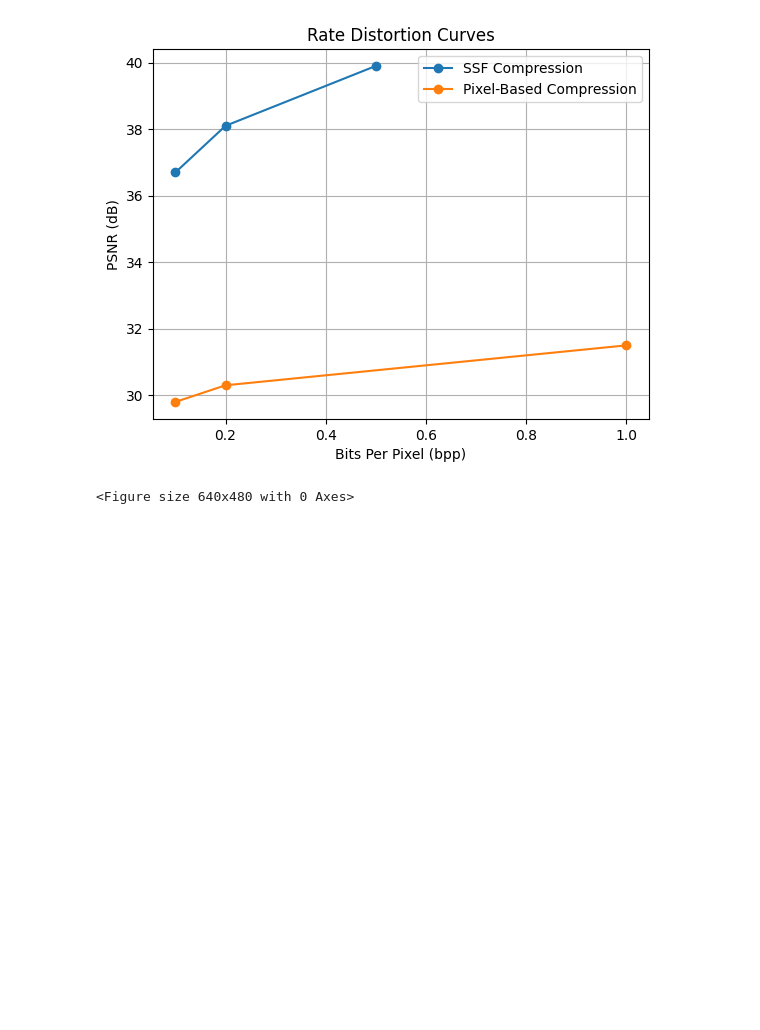
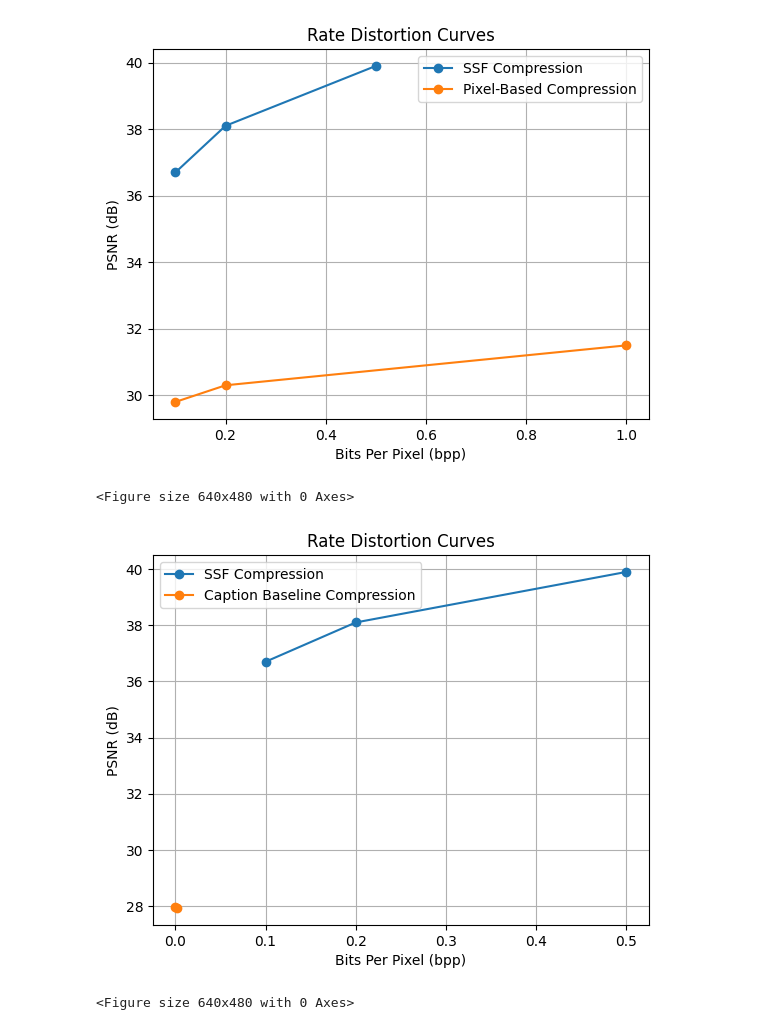
Before and after one commit to Maryamsana-1998/NVC_image_captioning, a Jupyter notebook: plots.ipynb, the cells around one changed output. Cells and saved outputs as stored; diff of their text form; code cells hidden in the pictures; blank space fills up the shorter version.

```diff
--- a/plots.ipynb
+++ b/plots.ipynb
@@ -31,2 +31,29 @@ plt.savefig('rate_distortion_curves.png')
 # %% [output]
 <Figure size 640x480 with 0 Axes>
+# %%
+cap_bpp = [0.0017519675925925925,0.0001386574074074074]
+cap_psnr = [27.93112181715261, 27.958523112156428]
+
+
+ssf_bpp = [0.1,0.2,0.5]
+ssf_psnr = [36.7,38.1,39.9]
+
+# Plotting rate distortion curve for traditional pixel-based compression
+plt.plot(ssf_bpp, ssf_psnr, marker='o', label='SSF Compression')
+plt.plot(cap_bpp, cap_psnr, marker='o', label='Caption Baseline Compression')
+
+# Adding labels and title
+plt.xlabel('Bits Per Pixel (bpp)')
+plt.ylabel('PSNR (dB)')
+plt.title('Rate Distortion Curves')
+
+# Adding legend
+plt.legend()
+
+# Display the plot
+plt.grid(True)
+plt.show()
+plt.savefig('results/caption_baseline_RD.png')
+# %% [output]
+[figure, added]
+<Figure size 640x480 with 0 Axes>
```
Also changed, not shown: parts of 1 cell of this notebook, 3 other files.
